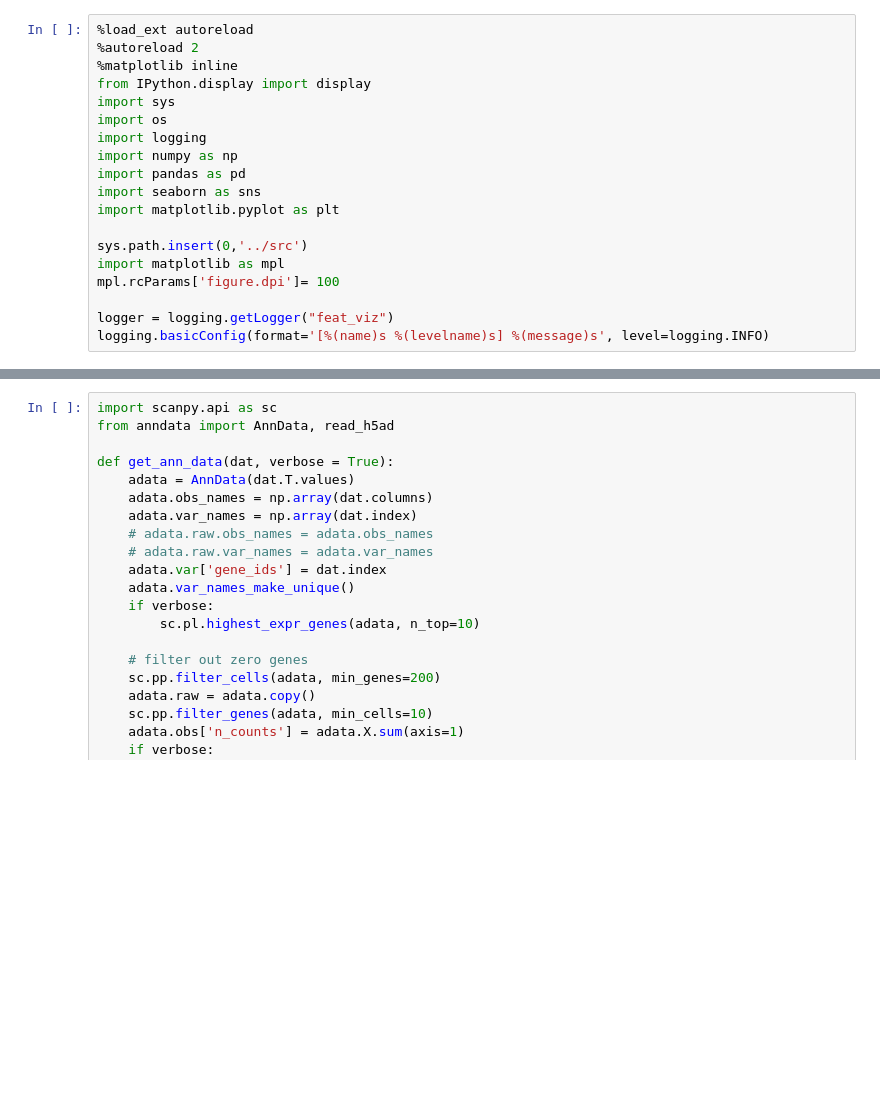
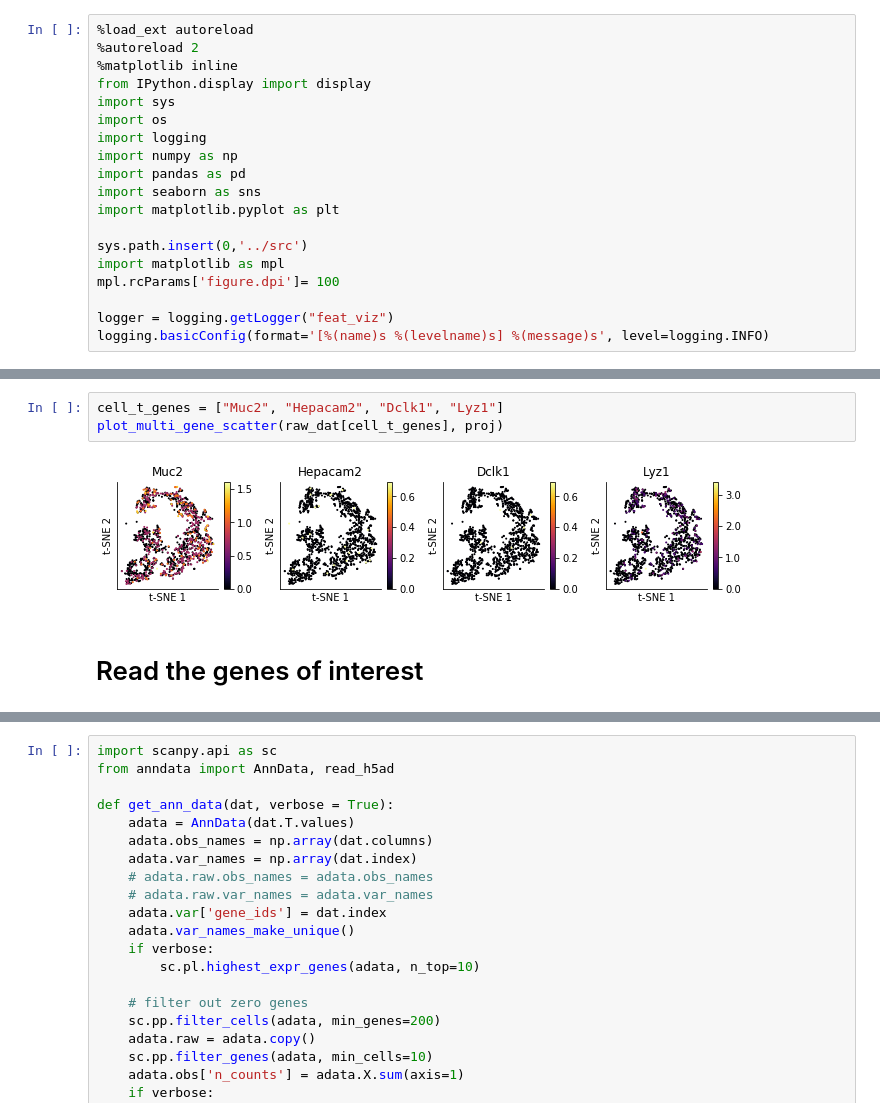
Before and after one commit to yashpatel5400/gliss, a Jupyter notebook: notebooks/setup_real_data_preprocess_entero.ipynb, the cells around one changed output, grey strips where cells are left out. Drawn from its saved outputs; the diff is of its cells as text; blank space fills up the shorter version.

```diff
--- a/notebooks/setup_real_data_preprocess_entero.ipynb
+++ b/notebooks/setup_real_data_preprocess_entero.ipynb
@@ -84,0 +103,7 @@ plt.show()
+# %%
+cell_t_genes = ["Muc2", "Hepacam2", "Dclk1", "Lyz1"]
+plot_multi_gene_scatter(raw_dat[cell_t_genes], proj)
+# %% [output]
+[figure, added]
+# %% [markdown]
+# Read the genes of interest
```
Also changed, not shown: parts of 11 cells of this notebook.
